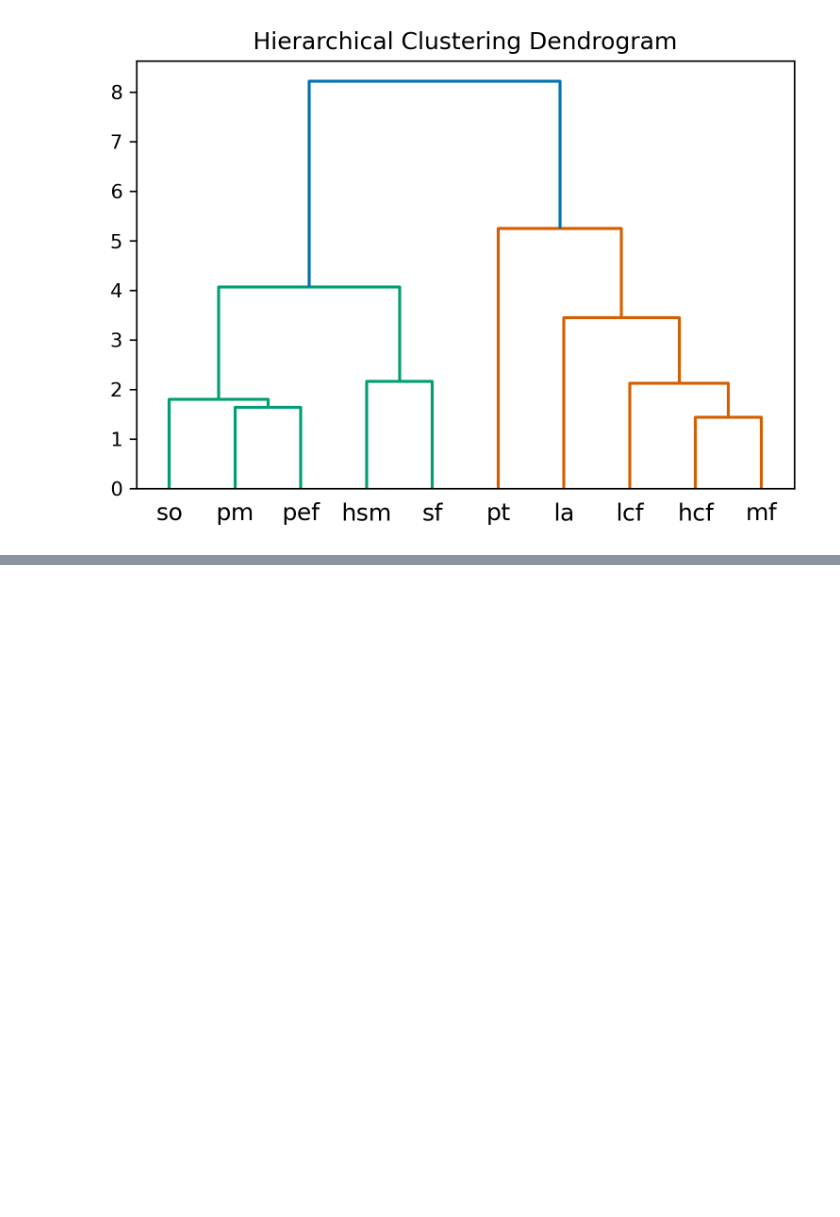
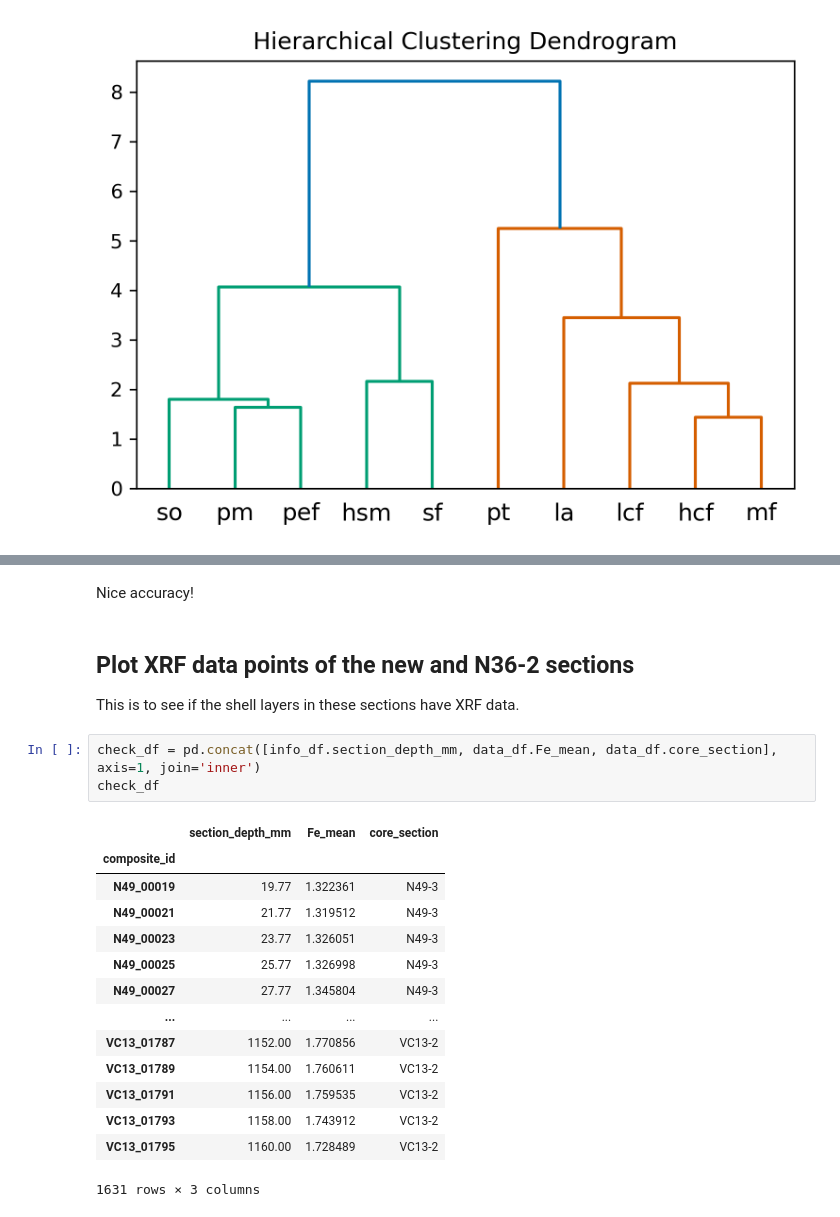
Before and after one commit to dispink/WASA-faciesXRF, a Jupyter notebook: ML_element_16.ipynb, the cells around one changed output, grey strips where cells are left out. Cells and saved outputs as stored; diff of their text form; blank space fills up the shorter version.

```diff
--- a/ML_element_16.ipynb
+++ b/ML_element_16.ipynb
@@ -121,0 +183,23 @@ plt.savefig('results/facies_similarity_{}.png'.format(date))
+# %% [markdown]
+Nice accuracy!
+# %% [markdown]
+## Plot XRF data points of the new and N36-2 sections
+This is to see if the shell layers in these sections have XRF data.
+# %%
+check_df = pd.concat([info_df.section_depth_mm, data_df.Fe_mean, data_df.core_section], axis=1, join='inner')
+check_df
+# %% [output]
+|  | section_depth_mm | Fe_mean | core_section |
+| composite_id |  |  |  |
+| N49_00019 | 19.77 | 1.322361 | N49-3 |
+| N49_00021 | 21.77 | 1.319512 | N49-3 |
+| N49_00023 | 23.77 | 1.326051 | N49-3 |
+| N49_00025 | 25.77 | 1.326998 | N49-3 |
+| N49_00027 | 27.77 | 1.345804 | N49-3 |
+| ... | ... | ... | ... |
+| VC13_01787 | 1152.00 | 1.770856 | VC13-2 |
+| VC13_01789 | 1154.00 | 1.760611 | VC13-2 |
+| VC13_01791 | 1156.00 | 1.759535 | VC13-2 |
+| VC13_01793 | 1158.00 | 1.743912 | VC13-2 |
+| VC13_01795 | 1160.00 | 1.728489 | VC13-2 |
+1631 rows × 3 columns
```
Also changed, not shown: parts of 15 cells of this notebook.
